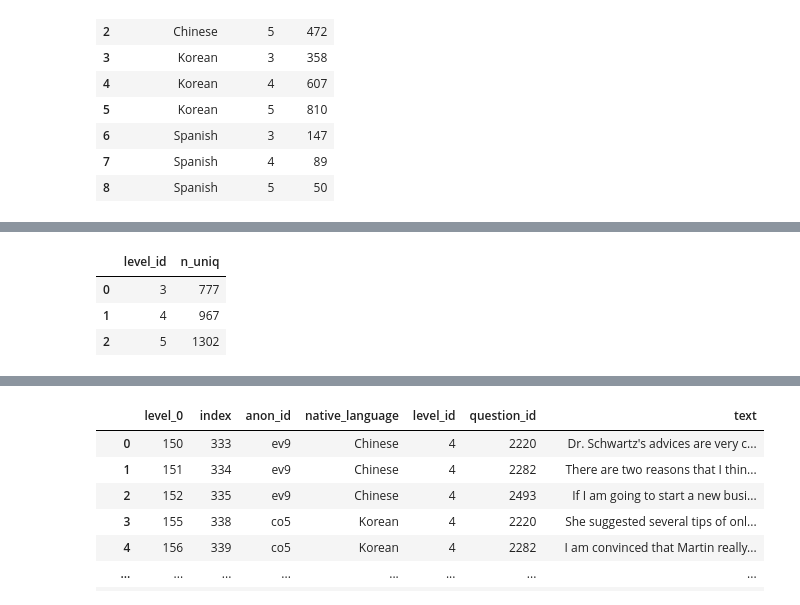
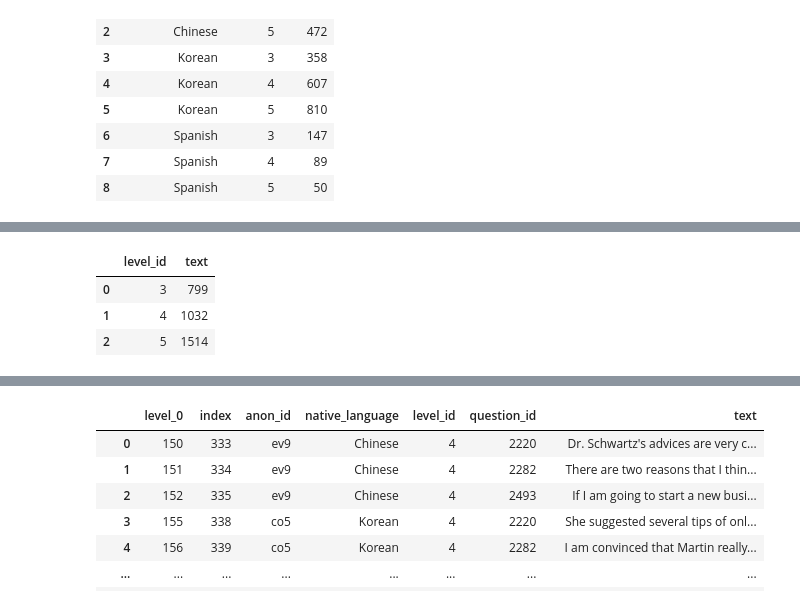
Before and after one commit to mencer456/LRDC-Research, a Jupyter notebook: SlideStats.ipynb, the cells around one changed output, grey strips where cells are left out. Saved outputs shown, nothing was run; the diff lists cells and outputs as text; code cells hidden in the pictures.

```diff
--- a/SlideStats.ipynb
+++ b/SlideStats.ipynb
@@ -1013,3 +1013,6 @@ all_three.query('anon_id=="fi1" and level_id==3')
 | 920 | 4323 | 7402 | fi1 | Chinese | 3 | 120 | Dear Mom,\n\n I need a new comput... |
 | 921 | 4324 | 7403 | fi1 | Chinese | 3 | 158 | Across Embroidery\n \n From 3 yea... |
 | 922 | 4325 | 7404 | fi1 | Chinese | 3 | 187 | Across Embroidery\n From 3 yeays ... |
+# %%
+all_three.drop(columns=['level_0','index'],inplace=True)
+all_three
@@ -1050,10 +1083,11 @@ unique_tl
 # %%
 # all participants, not just 3-5
-unique_tl=all_three.groupby(['level_id']).agg(n_uniq=('text','nunique'))
+unique_tl=all_three.groupby(['level_id']).text.count()
+#.agg(n_uniq=('text','nunique'))
 unique_tl=unique_tl.reset_index()
 unique_tl
 # %% [output]
-|  | level_id | n_uniq |
-| 0 | 3 | 777 |
-| 1 | 4 | 967 |
-| 2 | 5 | 1302 |
+|  | level_id | text |
+| 0 | 3 | 799 |
+| 1 | 4 | 1032 |
+| 2 | 5 | 1514 |
```
Also changed, not shown: parts of 4 cells of this notebook.
